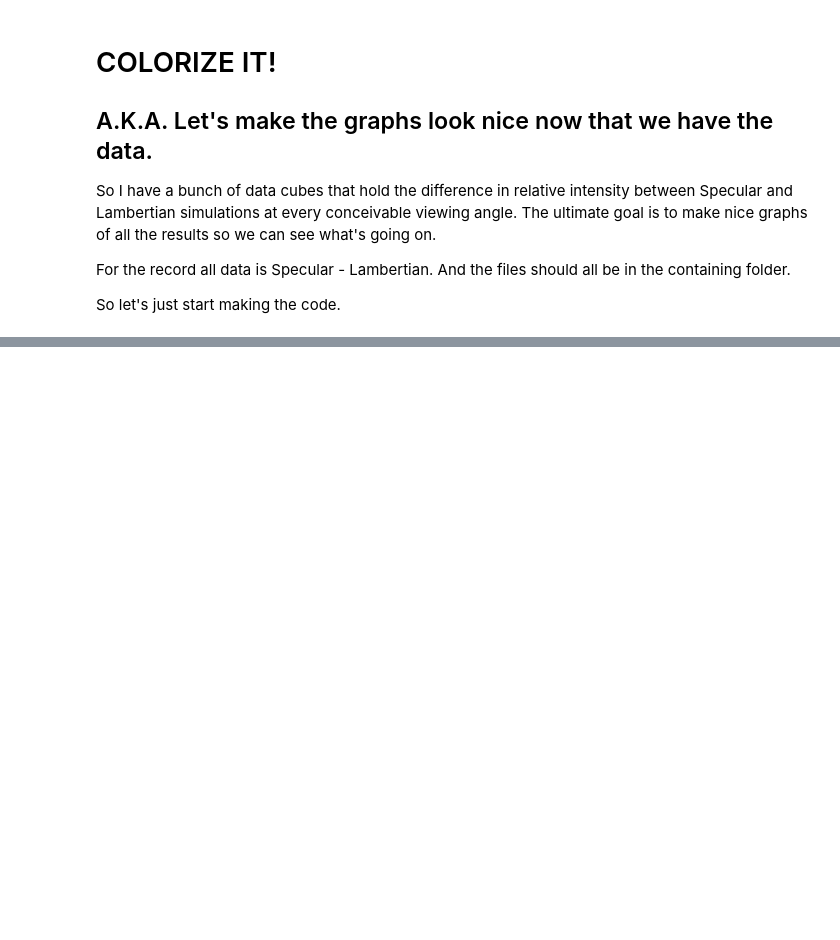
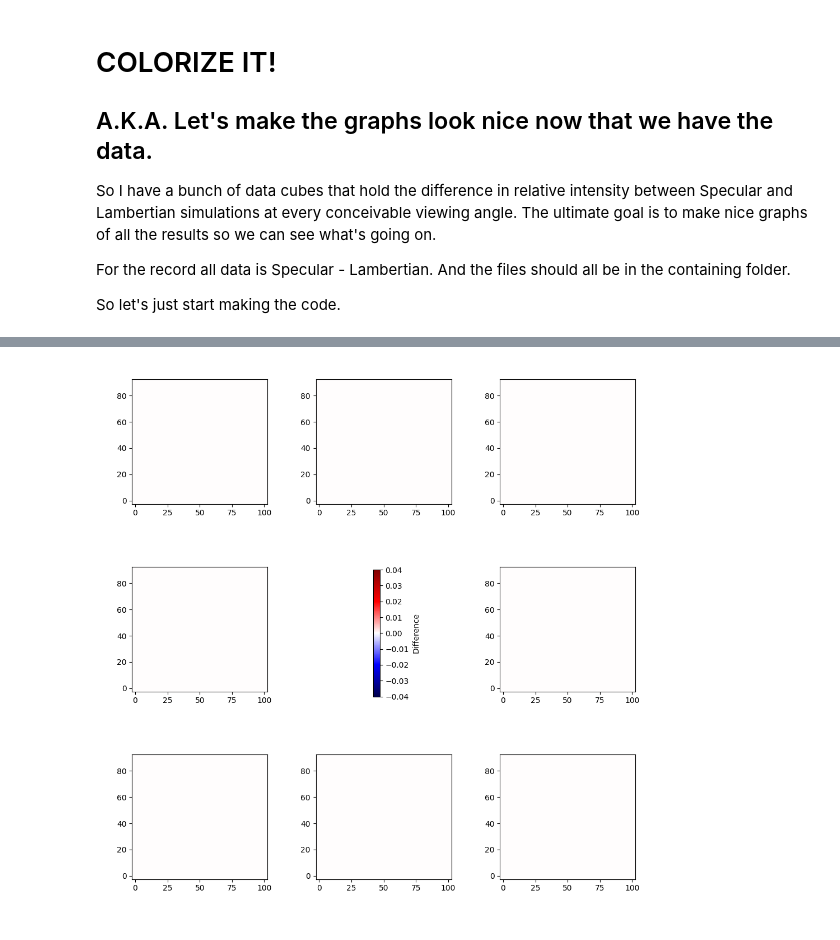
Before and after one commit to GMBlackjack/GMsNotes, a Jupyter notebook: SCRATCH WORK/LambertianSpecularDifferences/Lambertian Specular Difference COLORIZE.ipynb, the cells around one changed output, grey strips where cells are left out. Cells and saved outputs as stored; diff of their text form; code cells hidden in the pictures; blank space fills up the shorter version.

```diff
--- a/SCRATCH WORK/LambertianSpecularDifferences/Lambertian Specular Difference COLORIZE.ipynb
+++ b/SCRATCH WORK/LambertianSpecularDifferences/Lambertian Specular Difference COLORIZE.ipynb
@@ -100,5 +116,5 @@ plt.show()
 # %%
-%matplotlib notebook
+%matplotlib ipympl
 #THIS code is for plotting all plots at once!
 
 # First we need to access the file.
@@ -355,8 +371,8 @@ def update(frame):
 ani = animation.FuncAnimation(fig, update, frames=Z, interval=100)
 
 # To save the animation as an mp4
-writer = animation.FFMpegFileWriter(fps = 2)
-ani.save('ObservationGeometriesDifference.mp4', writer = writer)
+#writer = animation.FFMpegFileWriter(fps = 2)
+#ani.save('ObservationGeometriesDifference.mp4', writer = writer)
 #writer = animation.PillowWriter(fps=5)
 #ani.save('TEST2.gif', writer=writer)
 
@@ -367 +381,2 @@ plt.show()
+[figure, added]
 # %%
```
Also changed, not shown: parts of 7 cells of this notebook, 10 other files.
